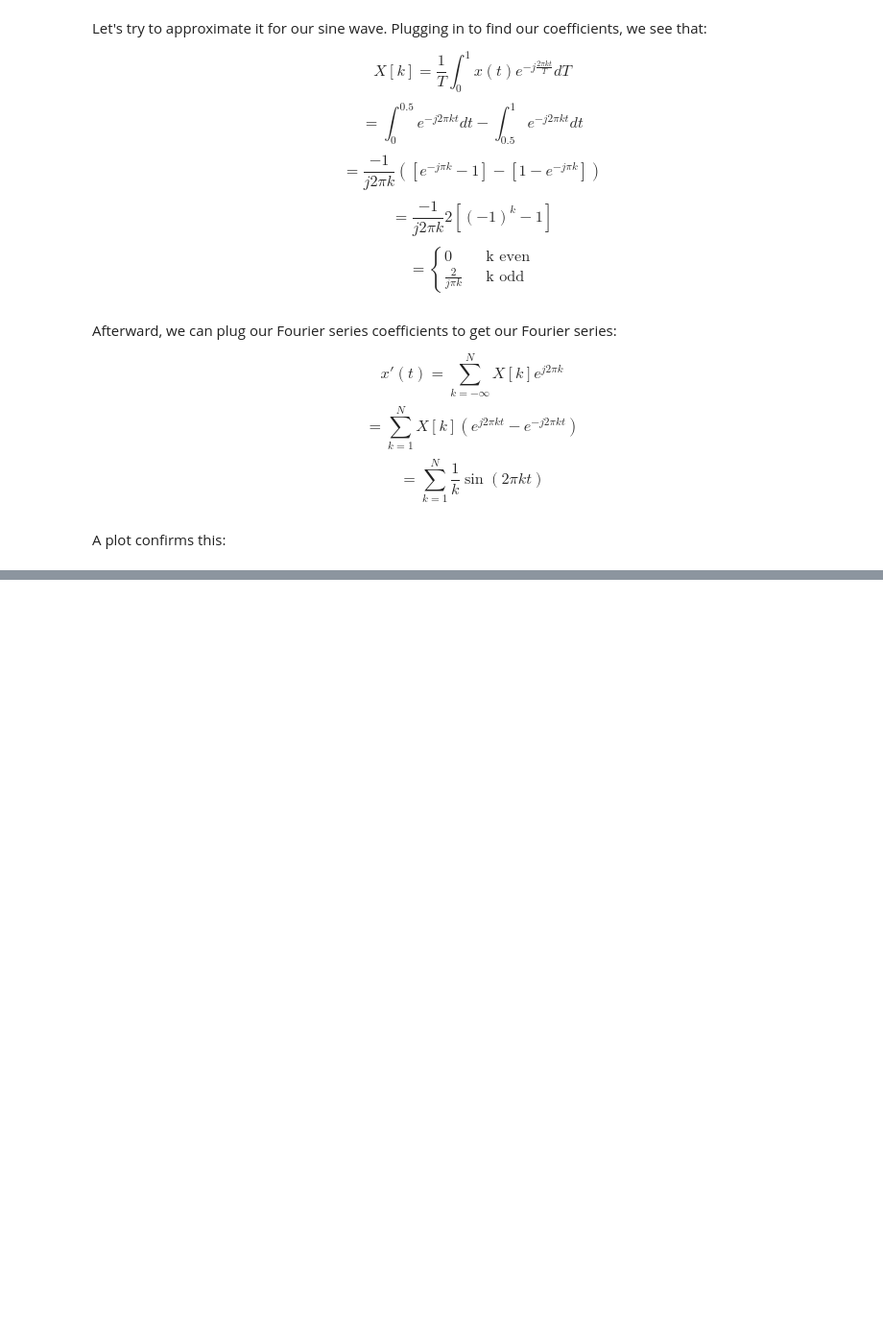
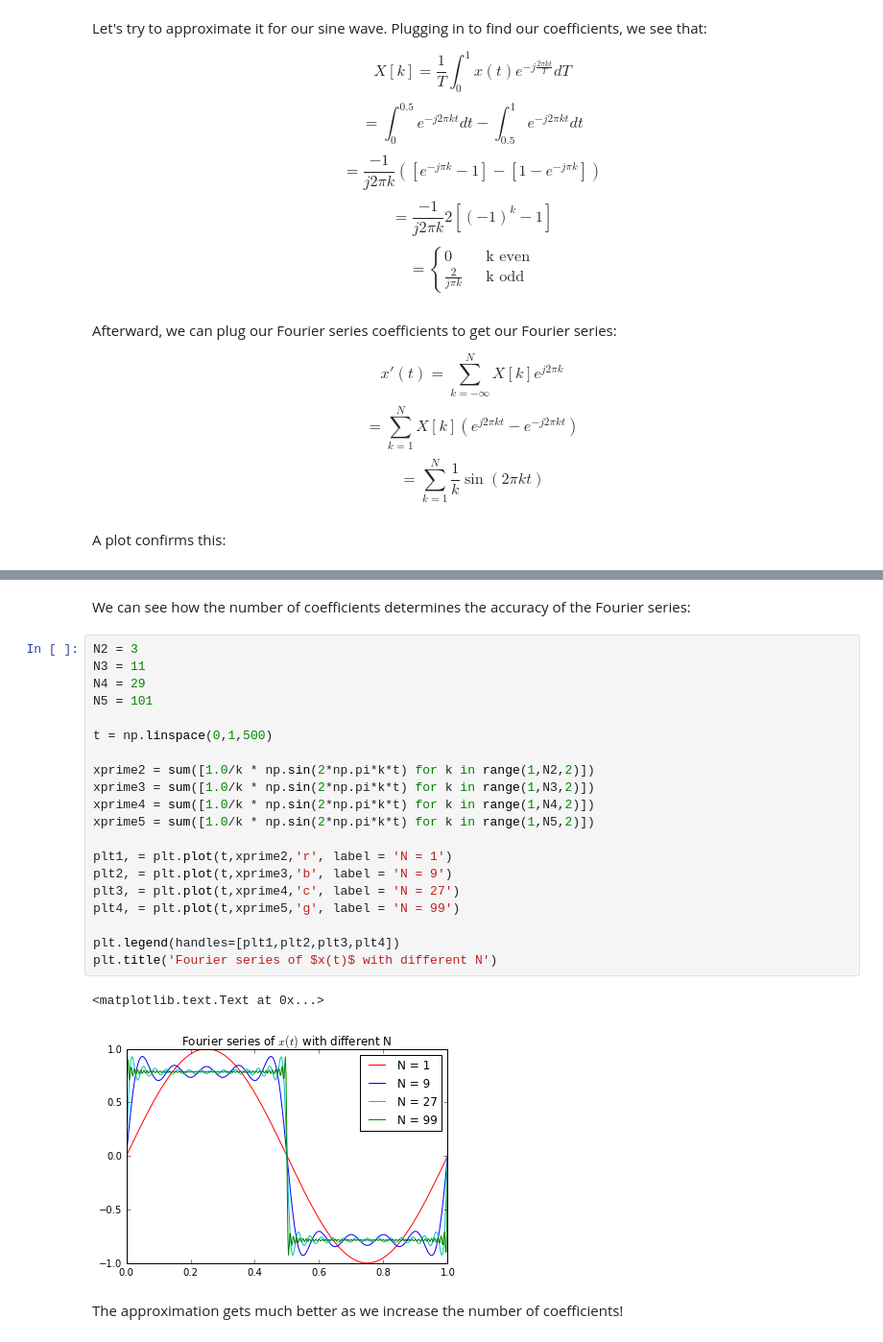
Before and after one commit to mohsaad/Intro-to-Signal-Processing, a Jupyter notebook: 3 - CT and DT Signal Representations/3.1 - Fourier Series.ipynb, the cells around one changed output, grey strips where cells are left out. Shown: that part at 96% size. Drawn from its saved outputs; the diff is of its cells as text; blank space fills up the shorter version.

```diff
--- a/3 - CT and DT Signal Representations/3.1 - Fourier Series.ipynb
+++ b/3 - CT and DT Signal Representations/3.1 - Fourier Series.ipynb
@@ -175,0 +177,27 @@ numpy.ndarray
+# %% [markdown]
+We can see how the number of coefficients determines the accuracy of the Fourier series:
+# %%
+N2 = 3
+N3 = 11
+N4 = 29
+N5 = 101
+
+t = np.linspace(0,1,500)
+
+xprime2 = sum([1.0/k * np.sin(2*np.pi*k*t) for k in range(1,N2,2)])
+xprime3 = sum([1.0/k * np.sin(2*np.pi*k*t) for k in range(1,N3,2)])
+xprime4 = sum([1.0/k * np.sin(2*np.pi*k*t) for k in range(1,N4,2)])
+xprime5 = sum([1.0/k * np.sin(2*np.pi*k*t) for k in range(1,N5,2)])
+
+plt1, = plt.plot(t,xprime2,'r', label = 'N = 1')
+plt2, = plt.plot(t,xprime3,'b', label = 'N = 9')
+plt3, = plt.plot(t,xprime4,'c', label = 'N = 27')
+plt4, = plt.plot(t,xprime5,'g', label = 'N = 99')
+
+plt.legend(handles=[plt1,plt2,plt3,plt4])
+plt.title('Fourier series of $x(t)$ with different N')
+# %% [output]
+<matplotlib.text.Text at 0x...>
+[figure, added]
+# %% [markdown]
+The approximation gets much better as we increase the number of coefficients!
```
Also changed, not shown: parts of 1 cell of this notebook.
